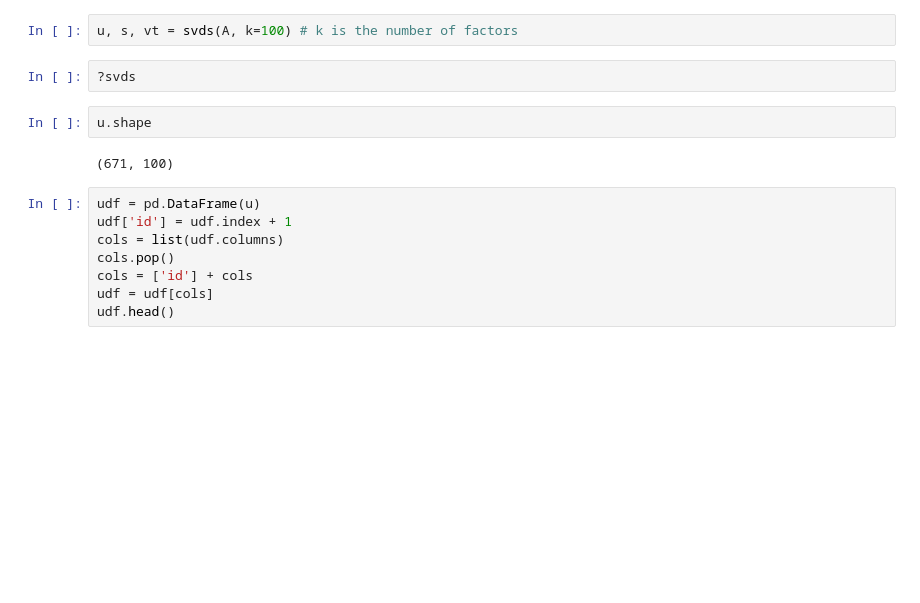
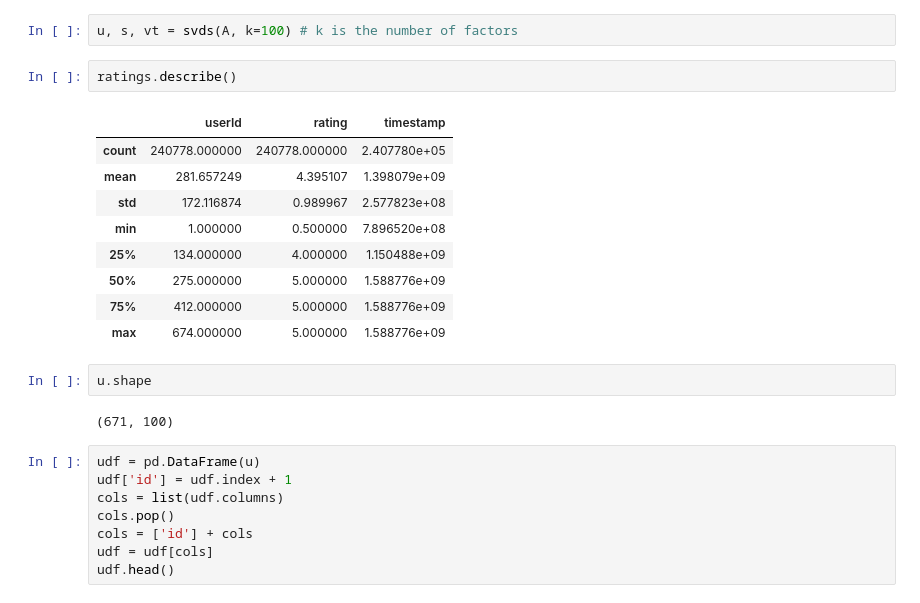
Before and after one commit to gwyrwch/movie_recommender, a Jupyter notebook: Untitled.ipynb, the cells around one changed output. Cells and saved outputs as stored; diff of their text form; blank space fills up the shorter version.

```diff
--- a/Untitled.ipynb
+++ b/Untitled.ipynb
@@ -41,7 +75,17 @@ for i in range(len(ratings)):
 # %%
 u, s, vt = svds(A, k=100) # k is the number of factors
-# %%
-?svds
+# %%
+ratings.describe()
+# %% [output]
+|  | userId | rating | timestamp |
+| count | 240778.000000 | 240778.000000 | 2.407780e+05 |
+| mean | 281.657249 | 4.395107 | 1.398079e+09 |
+| std | 172.116874 | 0.989967 | 2.577823e+08 |
+| min | 1.000000 | 0.500000 | 7.896520e+08 |
+| 25% | 134.000000 | 4.000000 | 1.150488e+09 |
+| 50% | 275.000000 | 5.000000 | 1.588776e+09 |
+| 75% | 412.000000 | 5.000000 | 1.588776e+09 |
+| max | 674.000000 | 5.000000 | 1.588776e+09 |
 # %%
 u.shape
 # %% [output]
```
Also changed, not shown: parts of 8 cells of this notebook, 15 other files.
